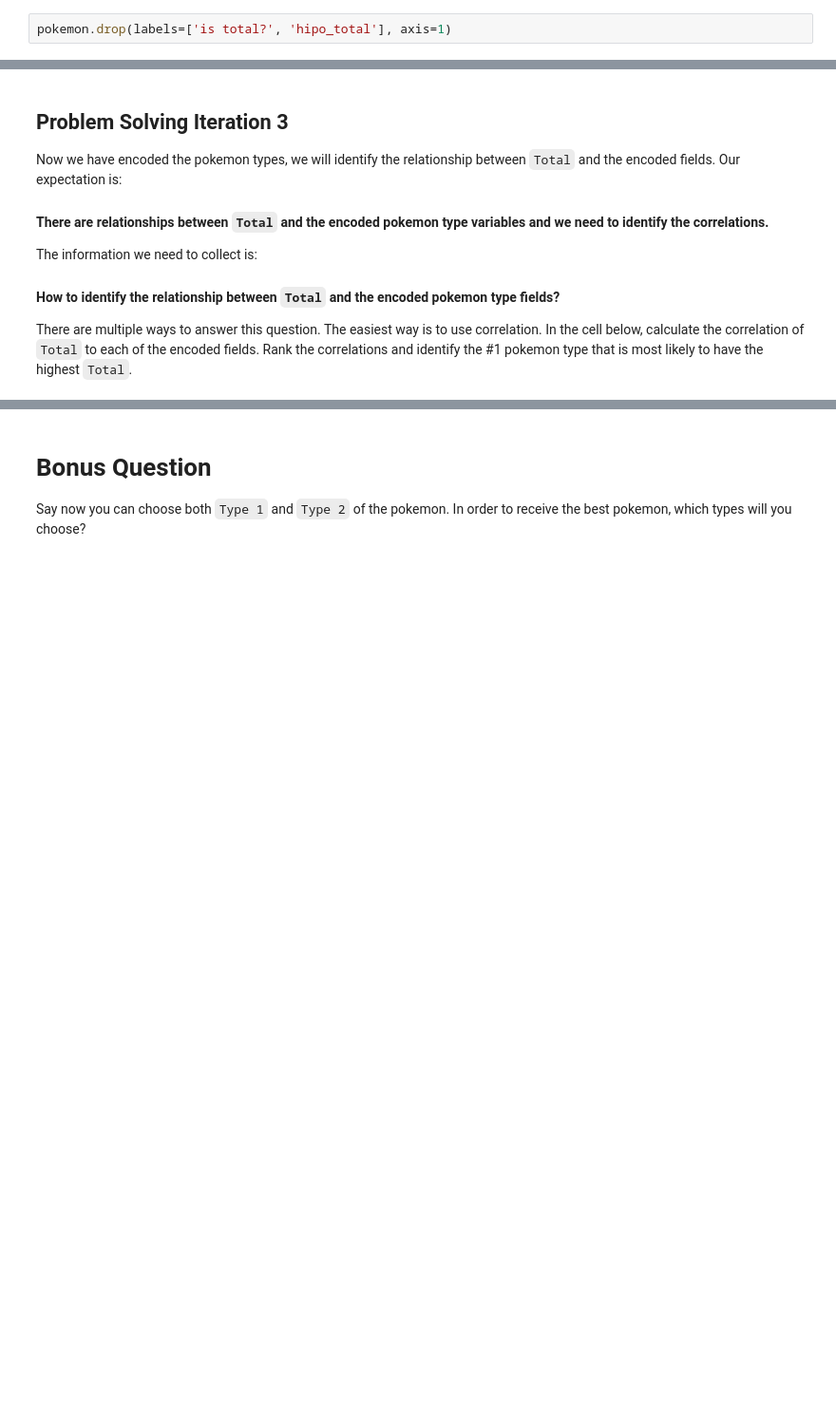
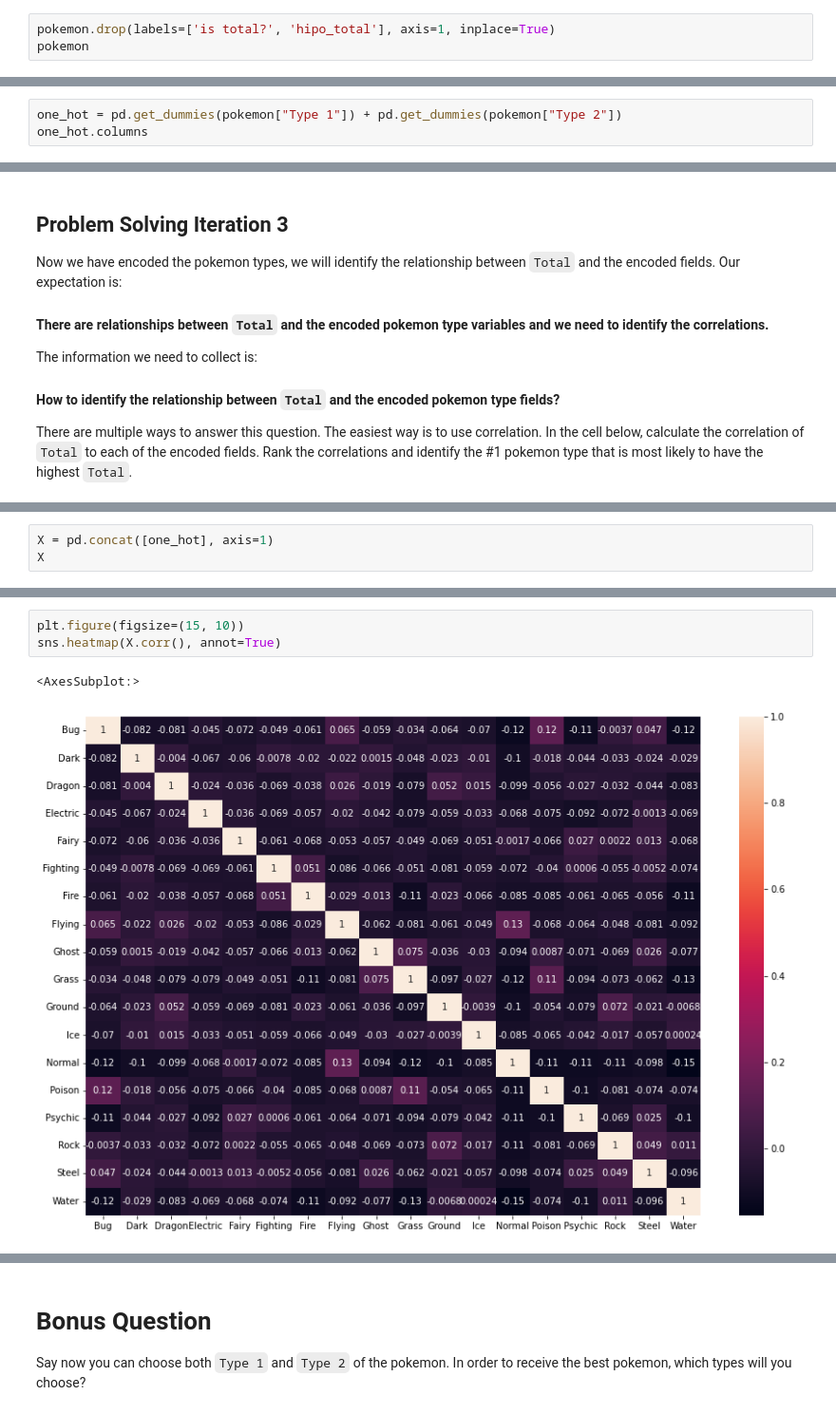
Before and after one commit to oshi90-max/lab-dataframe-calculations, a Jupyter notebook: your-code/challenge-2.ipynb, the cells around one changed output, grey strips where cells are left out. Shown at 95% size. Cells and saved outputs as stored; diff of their text form; blank space fills up the shorter version.

```diff
--- a/your-code/challenge-2.ipynb
+++ b/your-code/challenge-2.ipynb
@@ -75,5 +87,6 @@ pokemon.tail(20)
 # %%
-pokemon.drop(labels=['is total?', 'hipo_total'], axis=1)
+pokemon.drop(labels=['is total?', 'hipo_total'], axis=1, inplace=True)
+pokemon
 # %% [output]
 |  | # | Name | Type 1 | Type 2 | Total | HP | Attack | Defense | Sp. Atk | Sp. Def | Speed | ... |
 | 0 | 1 | Bulbasaur | Grass | Poison | 318 | 45 | 49 | 49 | 65 | 65 | 45 | ... |
@@ -120,0 +132,3 @@ The new numerical variables you create should look like below:
+# %%
+one_hot = pd.get_dummies(pokemon["Type 1"]) + pd.get_dummies(pokemon["Type 2"])
+one_hot.columns
@@ -134,0 +152,3 @@ There are multiple ways to answer this question. The easiest way is to use corre
+# %%
+X = pd.concat([one_hot], axis=1)
+X
@@ -134,0 +169,6 @@ There are multiple ways to answer this question. The easiest way is to use corre
+# %%
+plt.figure(figsize=(15, 10))
+sns.heatmap(X.corr(), annot=True)
+# %% [output]
+<AxesSubplot:>
+[figure, added]
```
Also changed, not shown: parts of 11 cells of this notebook, 1 other file.
